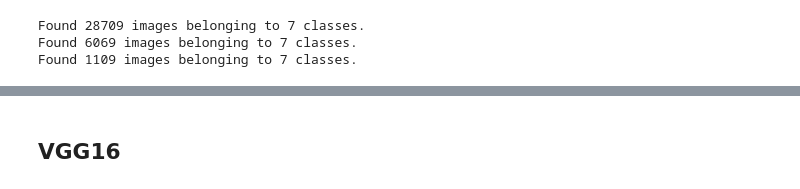
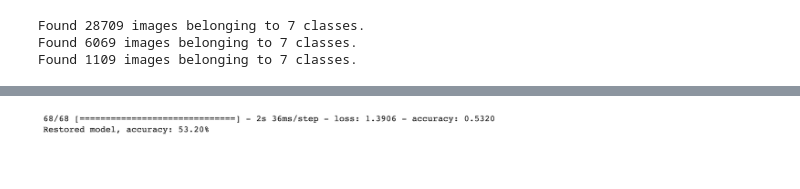
Before and after one commit to anosharahim/deep-learning, a Jupyter notebook: vgg_vs_resnet.ipynb, the cells around one changed output, grey strips where cells are left out. Cells and saved outputs as stored; diff of their text form; code cells hidden in the pictures.

```diff
--- a/vgg_vs_resnet.ipynb
+++ b/vgg_vs_resnet.ipynb
@@ -466,3 +422,5 @@ Restored model, accuracy: 50.49%
-# %% [markdown]
-
-## **VGG16**
+# %%
+img = cv2.imread('/content/drive/MyDrive/screens/c.png', cv2.IMREAD_UNCHANGED)
+cv2_imshow(img)
+# %% [output]
+[figure, added]
```
Also changed, not shown: parts of 33 cells of this notebook.
